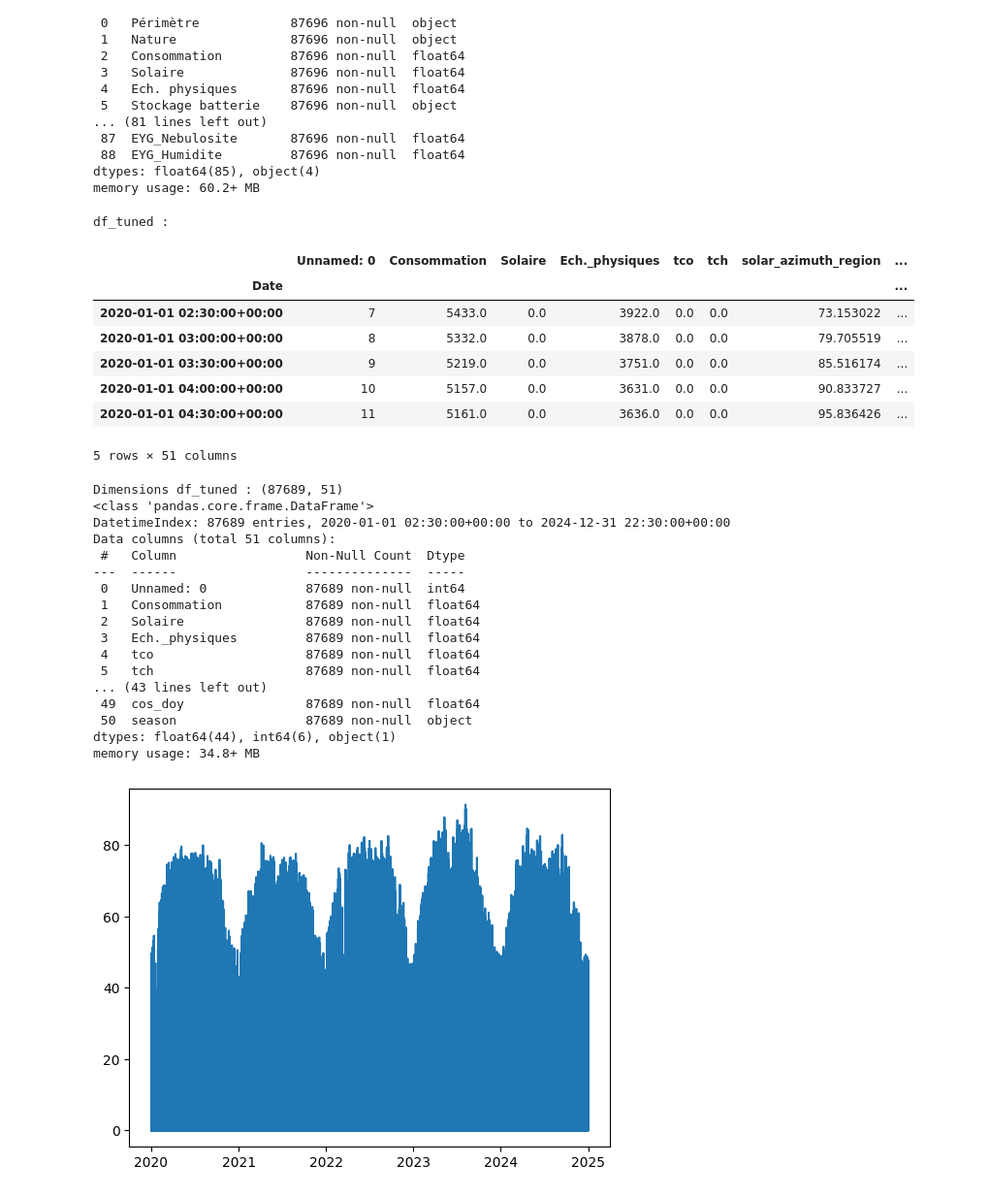
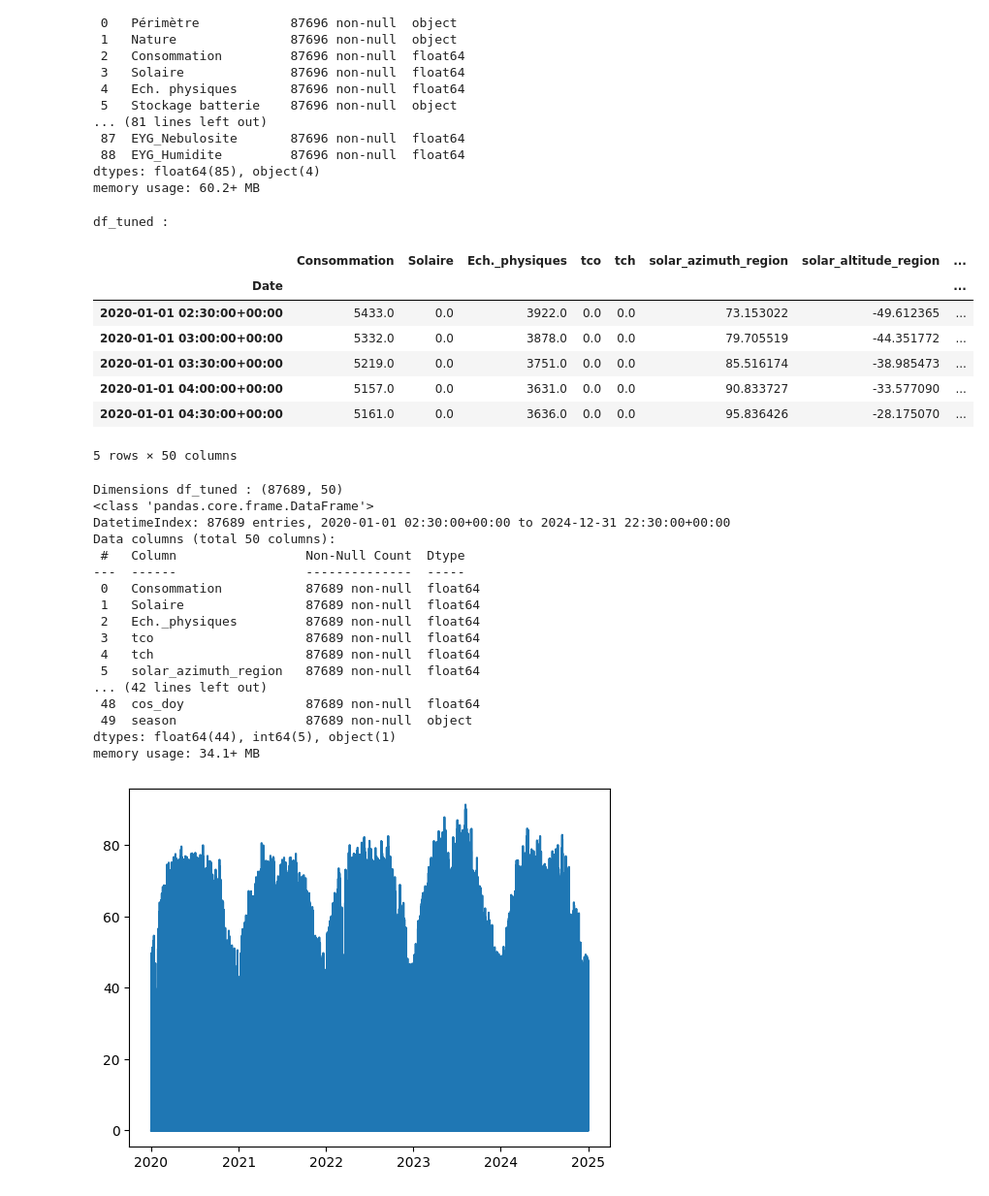
Before and after one commit to Math2935/aug25cds_variabilite, a Jupyter notebook: notebooks/05_modelisation/mb_modelisation.ipynb, the cells around one changed output. Shown at 97% size. Saved outputs shown, nothing was run; the diff lists cells and outputs as text; code cells hidden in the pictures.

```diff
--- a/notebooks/05_modelisation/mb_modelisation.ipynb
+++ b/notebooks/05_modelisation/mb_modelisation.ipynb
@@ -45,39 +49,39 @@ memory usage: 60.2+ MB
 # %%
 df_tuned = pd.read_csv("../../data/dataset_pv_variability_paca_2020_2024.csv",
                        index_col='Date',
                        parse_dates=True)
-
+df_tuned = df_tuned.drop('Unnamed: 0', axis=1)
 print('\ndf_tuned :')
 display(df_tuned.head())
 print('Dimensions df_tuned :', df_tuned.shape)
 df_tuned.info()
 # %% [output]
 df_tuned :
-|  | Unnamed: 0 | Consommation | Solaire | Ech._physiques | tco | tch | solar_azimuth_region | ... |
+|  | Consommation | Solaire | Ech._physiques | tco | tch | solar_azimuth_region | solar_altitude_region | ... |
 | Date |  |  |  |  |  |  |  | ... |
-| 2020-01-01 02:30:00+00:00 | 7 | 5433.0 | 0.0 | 3922.0 | 0.0 | 0.0 | 73.153022 | ... |
-| 2020-01-01 03:00:00+00:00 | 8 | 5332.0 | 0.0 | 3878.0 | 0.0 | 0.0 | 79.705519 | ... |
-| 2020-01-01 03:30:00+00:00 | 9 | 5219.0 | 0.0 | 3751.0 | 0.0 | 0.0 | 85.516174 | ... |
-| 2020-01-01 04:00:00+00:00 | 10 | 5157.0 | 0.0 | 3631.0 | 0.0 | 0.0 | 90.833727 | ... |
-| 2020-01-01 04:30:00+00:00 | 11 | 5161.0 | 0.0 | 3636.0 | 0.0 | 0.0 | 95.836426 | ... |
+| 2020-01-01 02:30:00+00:00 | 5433.0 | 0.0 | 3922.0 | 0.0 | 0.0 | 73.153022 | -49.612365 | ... |
+| 2020-01-01 03:00:00+00:00 | 5332.0 | 0.0 | 3878.0 | 0.0 | 0.0 | 79.705519 | -44.351772 | ... |
+| 2020-01-01 03:30:00+00:00 | 5219.0 | 0.0 | 3751.0 | 0.0 | 0.0 | 85.516174 | -38.985473 | ... |
+| 2020-01-01 04:00:00+00:00 | 5157.0 | 0.0 | 3631.0 | 0.0 | 0.0 | 90.833727 | -33.577090 | ... |
+| 2020-01-01 04:30:00+00:00 | 5161.0 | 0.0 | 3636.0 | 0.0 | 0.0 | 95.836426 | -28.175070 | ... |
-5 rows × 51 columns
+5 rows × 50 columns
-Dimensions df_tuned : (87689, 51)
+Dimensions df_tuned : (87689, 50)
 <class 'pandas.core.frame.DataFrame'>
 DatetimeIndex: 87689 entries, 2020-01-01 02:30:00+00:00 to 2024-12-31 22:30:00+00:00
-Data columns (total 51 columns):
+Data columns (total 50 columns):
  #   Column                 Non-Null Count  Dtype
 ---  ------                 --------------  -----
- 0   Unnamed: 0             87689 non-null  int64
- 1   Consommation           87689 non-null  float64
- 2   Solaire                87689 non-null  float64
- 3   Ech._physiques         87689 non-null  float64
- 4   tco                    87689 non-null  float64
- 5   tch                    87689 non-null  float64
-... (43 lines left out)
- 49  cos_doy                87689 non-null  float64
- 50  season                 87689 non-null  object
-dtypes: float64(44), int64(6), object(1)
-memory usage: 34.8+ MB
+ 0   Consommation           87689 non-null  float64
+ 1   Solaire                87689 non-null  float64
+ 2   Ech._physiques         87689 non-null  float64
+ 3   tco                    87689 non-null  float64
+ 4   tch                    87689 non-null  float64
+ 5   solar_azimuth_region   87689 non-null  float64
+... (42 lines left out)
+ 48  cos_doy                87689 non-null  float64
+ 49  season                 87689 non-null  object
+dtypes: float64(44), int64(5), object(1)
+memory usage: 34.1+ MB
 # %%
 
 plt.plot(df_raw.index, df_raw["TCH Solaire (%)"])
```
Also changed, not shown: parts of 2 cells of this notebook, 10 other files.
